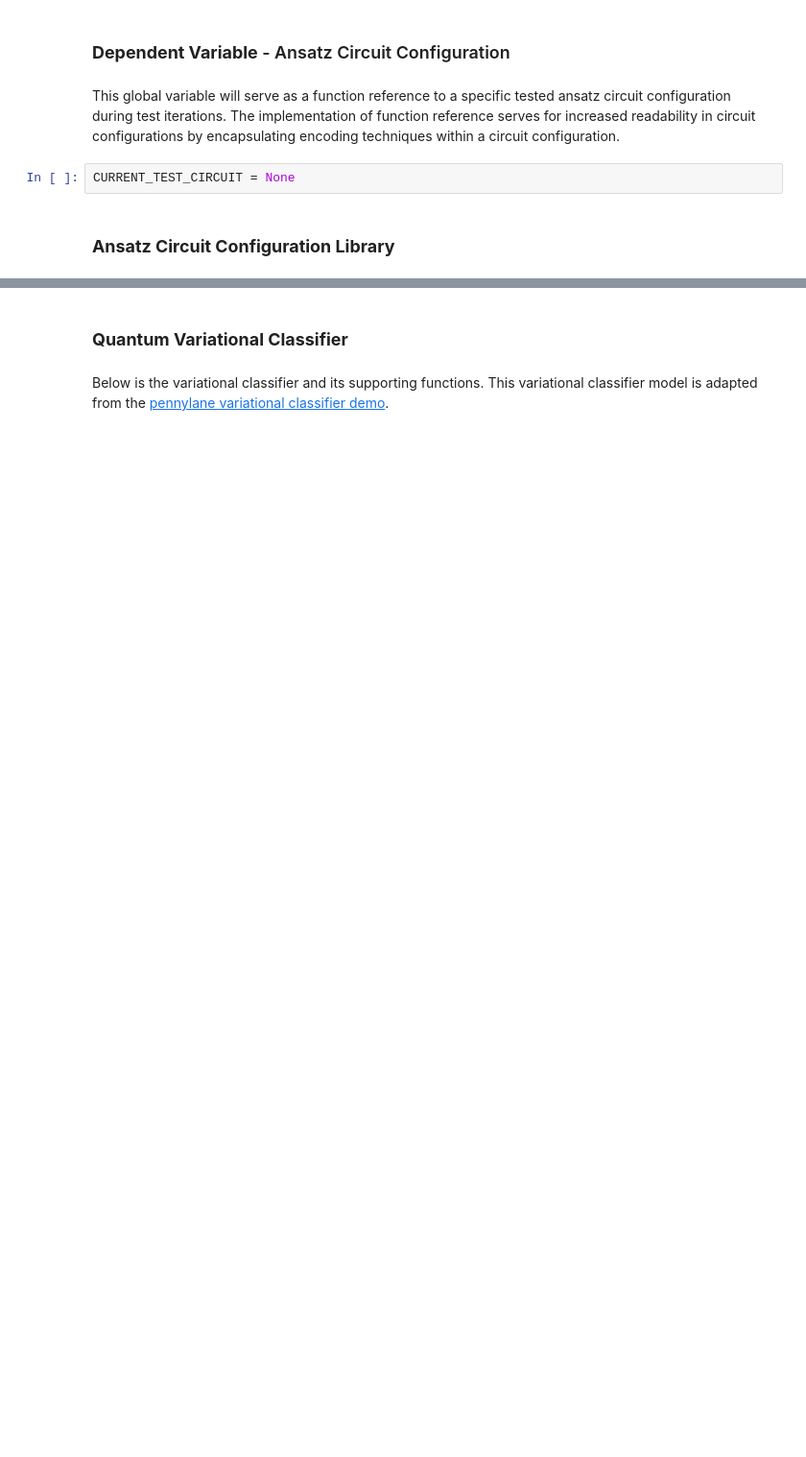
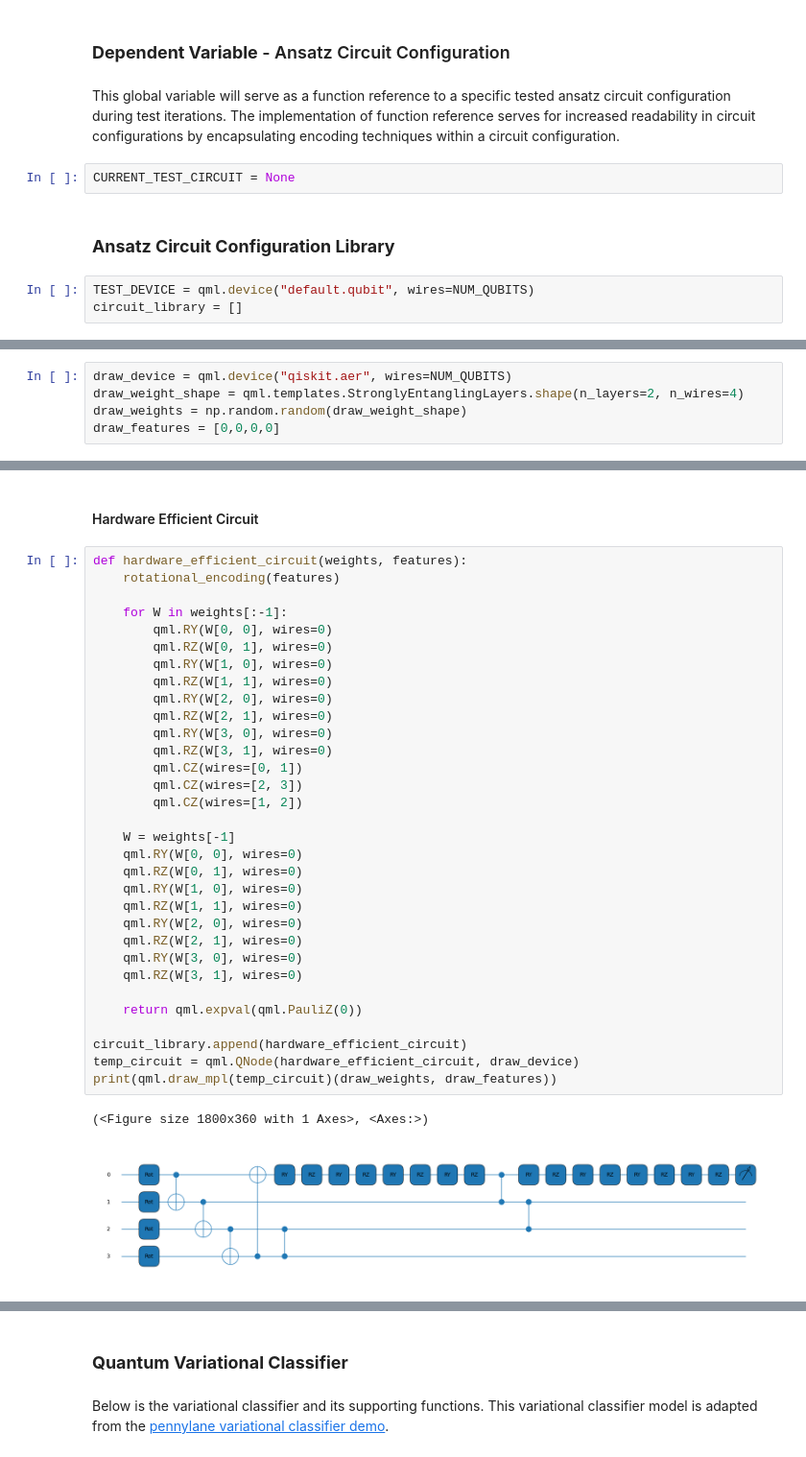
Before and after one commit to mattjurenka/qml-capstone, a Jupyter notebook: testbench.ipynb, the cells around one changed output, grey strips where cells are left out. Shown at 96% size. Cells and saved outputs as stored; diff of their text form; blank space fills up the shorter version.

```diff
--- a/testbench.ipynb
+++ b/testbench.ipynb
@@ -79,3 +75,6 @@ This global variable will serve as a function reference to a specific tested ans
 CURRENT_TEST_CIRCUIT = None
 # %% [markdown]
 ### **Ansatz Circuit Configuration Library**
+# %%
+TEST_DEVICE = qml.device("default.qubit", wires=NUM_QUBITS)
+circuit_library = []
@@ -81,0 +92,5 @@ CURRENT_TEST_CIRCUIT = None
+# %%
+draw_device = qml.device("qiskit.aer", wires=NUM_QUBITS)
+draw_weight_shape = qml.templates.StronglyEntanglingLayers.shape(n_layers=2, n_wires=4)
+draw_weights = np.random.random(draw_weight_shape)
+draw_features = [0,0,0,0]
@@ -197,0 +124,37 @@ circuit_library = [pennylane_circuit, hardware_efficient_circuit,
+# %% [markdown]
+#### Hardware Efficient Circuit
+# %%
+def hardware_efficient_circuit(weights, features):
+    rotational_encoding(features)
+
+    for W in weights[:-1]:
+        qml.RY(W[0, 0], wires=0)
+        qml.RZ(W[0, 1], wires=0)
+        qml.RY(W[1, 0], wires=0)
+        qml.RZ(W[1, 1], wires=0)
+        qml.RY(W[2, 0], wires=0)
+        qml.RZ(W[2, 1], wires=0)
+        qml.RY(W[3, 0], wires=0)
+        qml.RZ(W[3, 1], wires=0)
+        qml.CZ(wires=[0, 1])
+        qml.CZ(wires=[2, 3])
+        qml.CZ(wires=[1, 2])
+
+    W = weights[-1]
+    qml.RY(W[0, 0], wires=0)
+    qml.RZ(W[0, 1], wires=0)
+    qml.RY(W[1, 0], wires=0)
+    qml.RZ(W[1, 1], wires=0)
+    qml.RY(W[2, 0], wires=0)
+    qml.RZ(W[2, 1], wires=0)
+    qml.RY(W[3, 0], wires=0)
+    qml.RZ(W[3, 1], wires=0)
+
+    return qml.expval(qml.PauliZ(0))
+
+circuit_library.append(hardware_efficient_circuit)
+temp_circuit = qml.QNode(hardware_efficient_circuit, draw_device)
+print(qml.draw_mpl(temp_circuit)(draw_weights, draw_features))
+# %% [output]
+(<Figure size 1800x360 with 1 Axes>, <Axes:>)
+[figure, added]
```
Also changed, not shown: parts of 21 cells of this notebook.
